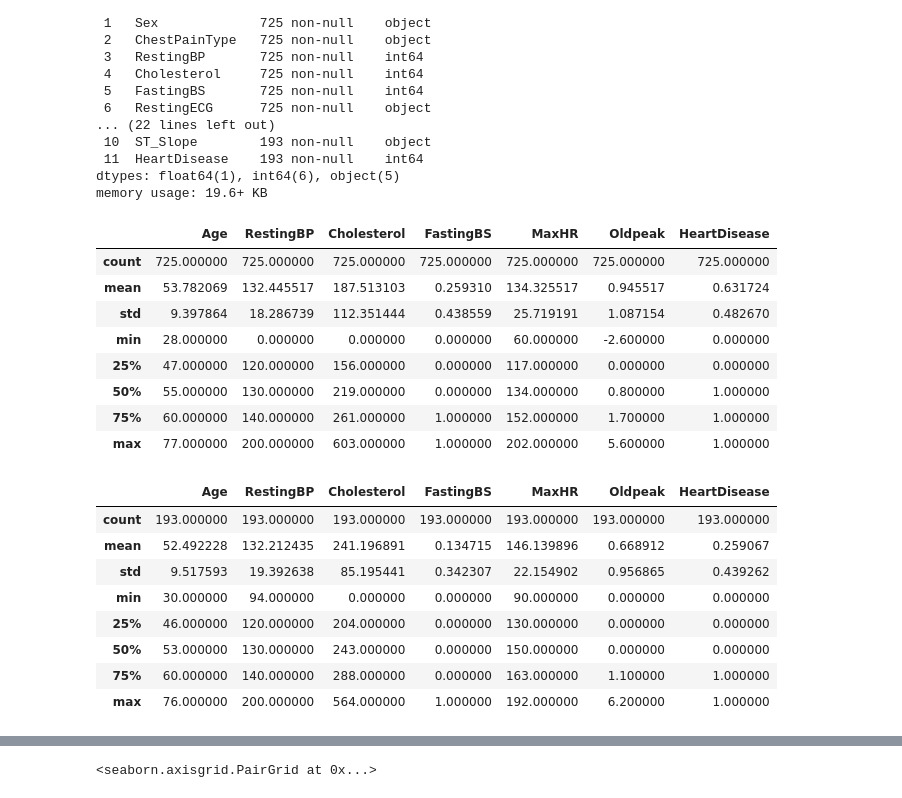
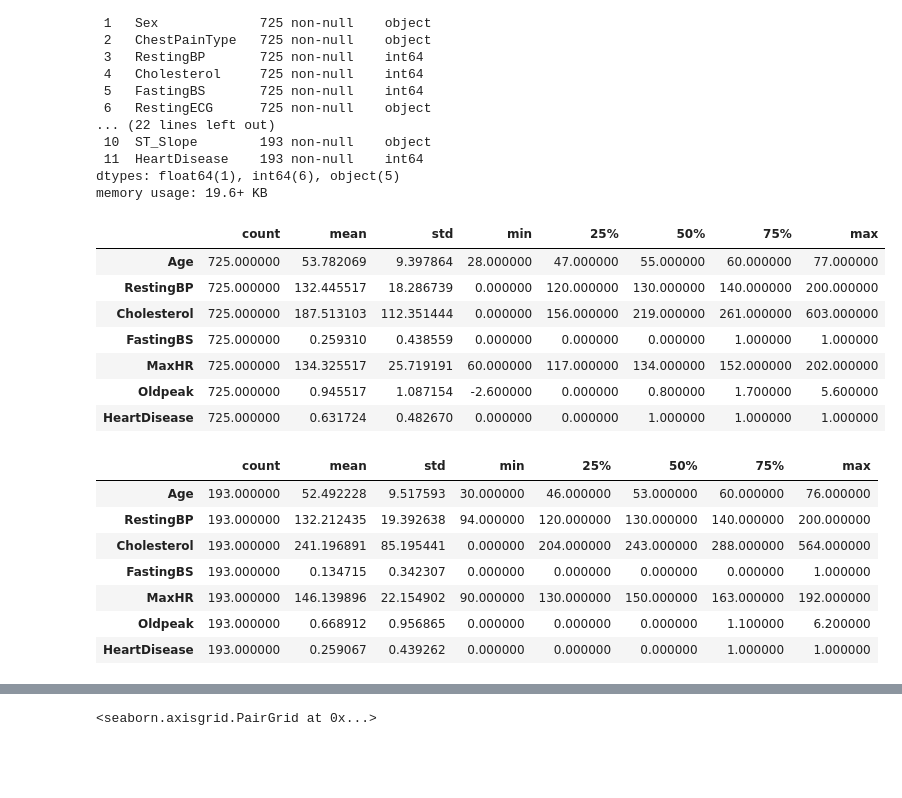
Before and after one commit to rskpdev/ECE-143-Project, a Jupyter notebook: notebooks/ece143project.ipynb, the cells around one changed output, grey strips where cells are left out. Saved outputs shown, nothing was run; the diff lists cells and outputs as text; code cells hidden in the pictures; blank space fills up the shorter version.

```diff
--- a/notebooks/ece143project.ipynb
+++ b/notebooks/ece143project.ipynb
@@ -259,26 +255,24 @@ Data columns (total 12 columns):
 dtypes: float64(1), int64(6), object(5)
 memory usage: 19.6+ KB
 # %%
-male_data.describe()
+male_data.describe().T.style.background_gradient(subset=['mean', 'std','max'], cmap='OrRd')
 # %% [output]
-|  | Age | RestingBP | Cholesterol | FastingBS | MaxHR | Oldpeak | HeartDisease |
-| count | 725.000000 | 725.000000 | 725.000000 | 725.000000 | 725.000000 | 725.000000 | 725.000000 |
-| mean | 53.782069 | 132.445517 | 187.513103 | 0.259310 | 134.325517 | 0.945517 | 0.631724 |
-| std | 9.397864 | 18.286739 | 112.351444 | 0.438559 | 25.719191 | 1.087154 | 0.482670 |
-| min | 28.000000 | 0.000000 | 0.000000 | 0.000000 | 60.000000 | -2.600000 | 0.000000 |
-| 25% | 47.000000 | 120.000000 | 156.000000 | 0.000000 | 117.000000 | 0.000000 | 0.000000 |
-| 50% | 55.000000 | 130.000000 | 219.000000 | 0.000000 | 134.000000 | 0.800000 | 1.000000 |
-| 75% | 60.000000 | 140.000000 | 261.000000 | 1.000000 | 152.000000 | 1.700000 | 1.000000 |
-| max | 77.000000 | 200.000000 | 603.000000 | 1.000000 | 202.000000 | 5.600000 | 1.000000 |
+|  | count | mean | std | min | 25% | 50% | 75% | max |
+| Age | 725.000000 | 53.782069 | 9.397864 | 28.000000 | 47.000000 | 55.000000 | 60.000000 | 77.000000 |
+| RestingBP | 725.000000 | 132.445517 | 18.286739 | 0.000000 | 120.000000 | 130.000000 | 140.000000 | 200.000000 |
+| Cholesterol | 725.000000 | 187.513103 | 112.351444 | 0.000000 | 156.000000 | 219.000000 | 261.000000 | 603.000000 |
+| FastingBS | 725.000000 | 0.259310 | 0.438559 | 0.000000 | 0.000000 | 0.000000 | 1.000000 | 1.000000 |
+| MaxHR | 725.000000 | 134.325517 | 25.719191 | 60.000000 | 117.000000 | 134.000000 | 152.000000 | 202.000000 |
+| Oldpeak | 725.000000 | 0.945517 | 1.087154 | -2.600000 | 0.000000 | 0.800000 | 1.700000 | 5.600000 |
+| HeartDisease | 725.000000 | 0.631724 | 0.482670 | 0.000000 | 0.000000 | 1.000000 | 1.000000 | 1.000000 |
 # %%
-female_data.describe()
+female_data.describe().T.style.background_gradient(subset=['mean', 'std','max'], cmap='RdPu')
 # %% [output]
-|  | Age | RestingBP | Cholesterol | FastingBS | MaxHR | Oldpeak | HeartDisease |
-| count | 193.000000 | 193.000000 | 193.000000 | 193.000000 | 193.000000 | 193.000000 | 193.000000 |
-| mean | 52.492228 | 132.212435 | 241.196891 | 0.134715 | 146.139896 | 0.668912 | 0.259067 |
-| std | 9.517593 | 19.392638 | 85.195441 | 0.342307 | 22.154902 | 0.956865 | 0.439262 |
-| min | 30.000000 | 94.000000 | 0.000000 | 0.000000 | 90.000000 | 0.000000 | 0.000000 |
-| 25% | 46.000000 | 120.000000 | 204.000000 | 0.000000 | 130.000000 | 0.000000 | 0.000000 |
-| 50% | 53.000000 | 130.000000 | 243.000000 | 0.000000 | 150.000000 | 0.000000 | 0.000000 |
-| 75% | 60.000000 | 140.000000 | 288.000000 | 0.000000 | 163.000000 | 1.100000 | 1.000000 |
-| max | 76.000000 | 200.000000 | 564.000000 | 1.000000 | 192.000000 | 6.200000 | 1.000000 |
+|  | count | mean | std | min | 25% | 50% | 75% | max |
+| Age | 193.000000 | 52.492228 | 9.517593 | 30.000000 | 46.000000 | 53.000000 | 60.000000 | 76.000000 |
+| RestingBP | 193.000000 | 132.212435 | 19.392638 | 94.000000 | 120.000000 | 130.000000 | 140.000000 | 200.000000 |
+| Cholesterol | 193.000000 | 241.196891 | 85.195441 | 0.000000 | 204.000000 | 243.000000 | 288.000000 | 564.000000 |
+| FastingBS | 193.000000 | 0.134715 | 0.342307 | 0.000000 | 0.000000 | 0.000000 | 0.000000 | 1.000000 |
+| MaxHR | 193.000000 | 146.139896 | 22.154902 | 90.000000 | 130.000000 | 150.000000 | 163.000000 | 192.000000 |
+| Oldpeak | 193.000000 | 0.668912 | 0.956865 | 0.000000 | 0.000000 | 0.000000 | 1.100000 | 6.200000 |
+| HeartDisease | 193.000000 | 0.259067 | 0.439262 | 0.000000 | 0.000000 | 0.000000 | 1.000000 | 1.000000 |
```
Also changed, not shown: parts of 7 cells of this notebook.
